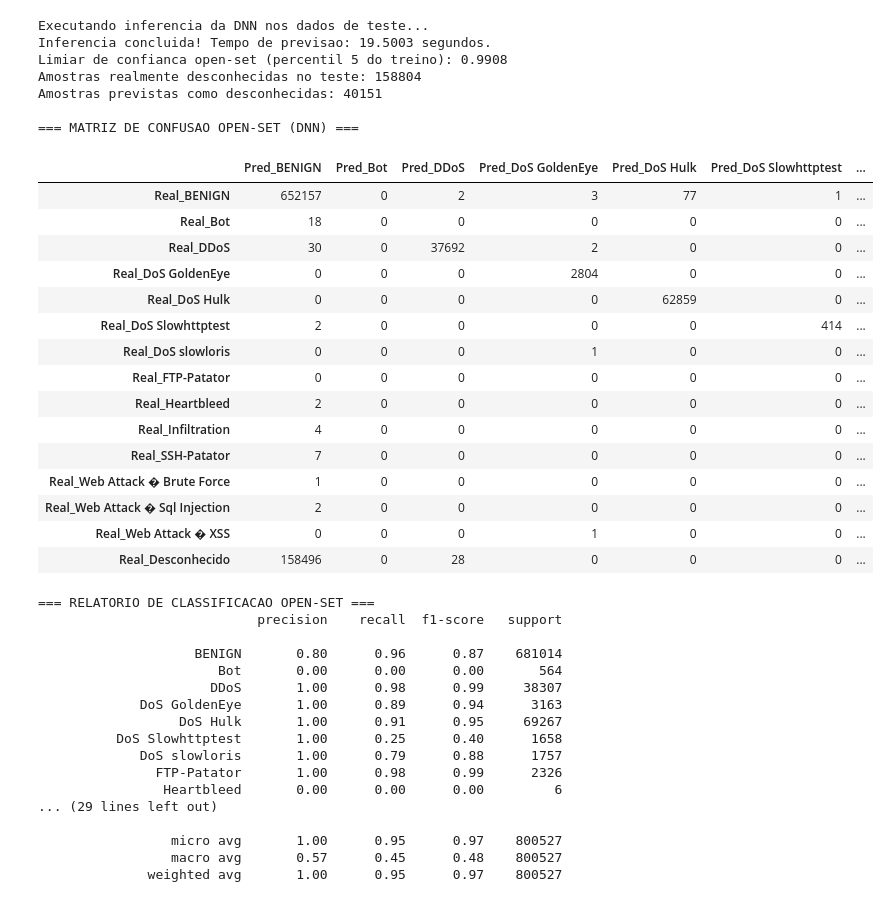
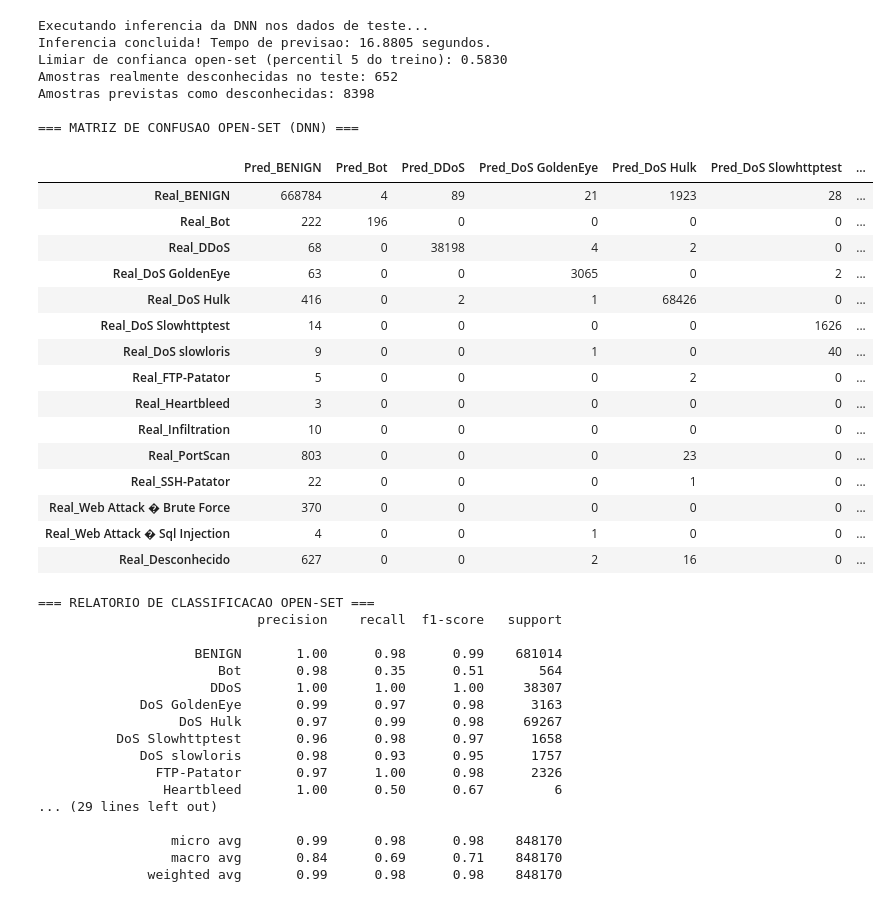
Before and after one commit to dubortoto/Laboratorio-TCC, a Jupyter notebook: scripts/Treinamento DNN/Treinamento DNN - cicids2017 - Sem XSS.ipynb, the cells around one changed output. Cells and saved outputs as stored; diff of their text form; code cells hidden in the pictures.

```diff
--- a/Treinamento DNN - Sem Portscan.ipynb
+++ b/scripts/Treinamento DNN/Treinamento DNN - cicids2017 - Sem XSS.ipynb
@@ -20,10 +20,10 @@ from sklearn.preprocessing import LabelEncoder
 from sklearn.metrics import classification_report, confusion_matrix
 # %%
 # Definindo os caminho da nova pasta no PC pessoal
-caminho_pasta_tratado = './dataset tratado'
+caminho_pasta_tratado = '../dataset tratado/cicids2017/'
 
-nome_dados_treinamento = 'cicids2017_treinamento_sem_portscan.csv'
-nome_dados_teste = 'cicids2017_teste_com_portscan.csv'
+nome_dados_treinamento = 'cicids2017_treinamento_sem_XSS.csv'
+nome_dados_teste = 'cicids2017_teste_com_XSS.csv'
 # %%
 # 1. Carregando o input a partir dos CSVs de dados JÁ TRATADOS
 print("Carregando os datasets tratados em CSV...")
@@ -146,7 +146,7 @@ print(f"Inferencia concluida! Tempo de previsao: {tempo_teste_dnn:.4f} segundos.
 # Esta e uma baseline simples; voce pode ajustar depois (1, 5, 10, ...).
 train_probabilidades = dnn_model.predict(X_treino, verbose=0)
 max_confidence_treino = np.max(train_probabilidades, axis=1)
-open_set_threshold = np.percentile(max_confidence_treino, 5)
+open_set_threshold = np.percentile(max_confidence_treino, 1)
 print(f"Limiar de confianca open-set (percentil 5 do treino): {open_set_threshold:.4f}")
 
 unknown_label = "Desconhecido"
@@ -195,66 +195,66 @@ def color_confusion_matrix(data):
                 styles.iat[i, j] = "background-color: #ffc7ce; color: #9c0006; font-weight: bold;"
 
     return styles
 
 display(
     cm_df.style
         .apply(color_confusion_matrix, axis=None)
         .format("{:.0f}")
 )
 
 print("\n=== RELATORIO DE CLASSIFICACAO OPEN-SET ===")
 print(classification_report(y_teste_open_set, previsoes_open_set, labels=labels_open_set, zero_division=0))
 
 # Opcional: desempenho somente nas classes conhecidas
 known_mask = pd.Series(y_teste).isin(encoder.classes_).values
 labels_known = sorted(list(encoder.classes_))
 print("\n=== RELATORIO SOMENTE CLASSES CONHECIDAS ===")
 print(
     classification_report(
         y_teste[known_mask],
         previsoes_open_set[known_mask],
         labels=labels_known,
         zero_division=0
     )
 )
 # %% [output]
 Executando inferencia da DNN nos dados de teste...
-Inferencia concluida! Tempo de previsao: 19.5003 segundos.
-Limiar de confianca open-set (percentil 5 do treino): 0.9908
-Amostras realmente desconhecidas no teste: 158804
-Amostras previstas como desconhecidas: 40151
+Inferencia concluida! Tempo de previsao: 16.8805 segundos.
+Limiar de confianca open-set (percentil 5 do treino): 0.5830
+Amostras realmente desconhecidas no teste: 652
+Amostras previstas como desconhecidas: 8398
 
 === MATRIZ DE CONFUSAO OPEN-SET (DNN) ===
 |  | Pred_BENIGN | Pred_Bot | Pred_DDoS | Pred_DoS GoldenEye | Pred_DoS Hulk | Pred_DoS Slowhttptest | ... |
-| Real_BENIGN | 652157 | 0 | 2 | 3 | 77 | 1 | ... |
-| Real_Bot | 18 | 0 | 0 | 0 | 0 | 0 | ... |
-| Real_DDoS | 30 | 0 | 37692 | 2 | 0 | 0 | ... |
-| Real_DoS GoldenEye | 0 | 0 | 0 | 2804 | 0 | 0 | ... |
-| Real_DoS Hulk | 0 | 0 | 0 | 0 | 62859 | 0 | ... |
-| Real_DoS Slowhttptest | 2 | 0 | 0 | 0 | 0 | 414 | ... |
-| Real_DoS slowloris | 0 | 0 | 0 | 1 | 0 | 0 | ... |
-| Real_FTP-Patator | 0 | 0 | 0 | 0 | 0 | 0 | ... |
-| Real_Heartbleed | 2 | 0 | 0 | 0 | 0 | 0 | ... |
-| Real_Infiltration | 4 | 0 | 0 | 0 | 0 | 0 | ... |
-| Real_SSH-Patator | 7 | 0 | 0 | 0 | 0 | 0 | ... |
-| Real_Web Attack � Brute Force | 1 | 0 | 0 | 0 | 0 | 0 | ... |
-| Real_Web Attack � Sql Injection | 2 | 0 | 0 | 0 | 0 | 0 | ... |
-| Real_Web Attack � XSS | 0 | 0 | 0 | 1 | 0 | 0 | ... |
-| Real_Desconhecido | 158496 | 0 | 28 | 0 | 0 | 0 | ... |
+| Real_BENIGN | 668784 | 4 | 89 | 21 | 1923 | 28 | ... |
+| Real_Bot | 222 | 196 | 0 | 0 | 0 | 0 | ... |
+| Real_DDoS | 68 | 0 | 38198 | 4 | 2 | 0 | ... |
+| Real_DoS GoldenEye | 63 | 0 | 0 | 3065 | 0 | 2 | ... |
+| Real_DoS Hulk | 416 | 0 | 2 | 1 | 68426 | 0 | ... |
+| Real_DoS Slowhttptest | 14 | 0 | 0 | 0 | 0 | 1626 | ... |
+| Real_DoS slowloris | 9 | 0 | 0 | 1 | 0 | 40 | ... |
+| Real_FTP-Patator | 5 | 0 | 0 | 0 | 2 | 0 | ... |
+| Real_Heartbleed | 3 | 0 | 0 | 0 | 0 | 0 | ... |
+| Real_Infiltration | 10 | 0 | 0 | 0 | 0 | 0 | ... |
+| Real_PortScan | 803 | 0 | 0 | 0 | 23 | 0 | ... |
+| Real_SSH-Patator | 22 | 0 | 0 | 0 | 1 | 0 | ... |
+| Real_Web Attack � Brute Force | 370 | 0 | 0 | 0 | 0 | 0 | ... |
+| Real_Web Attack � Sql Injection | 4 | 0 | 0 | 1 | 0 | 0 | ... |
+| Real_Desconhecido | 627 | 0 | 0 | 2 | 16 | 0 | ... |
 === RELATORIO DE CLASSIFICACAO OPEN-SET ===
                             precision    recall  f1-score   support
 
-                    BENIGN       0.80      0.96      0.87    681014
-                       Bot       0.00      0.00      0.00       564
-                      DDoS       1.00      0.98      0.99     38307
-             DoS GoldenEye       1.00      0.89      0.94      3163
-                  DoS Hulk       1.00      0.91      0.95     69267
-          DoS Slowhttptest       1.00      0.25      0.40      1658
-             DoS slowloris       1.00      0.79      0.88      1757
-               FTP-Patator       1.00      0.98      0.99      2326
-                Heartbleed       0.00      0.00      0.00         6
+                    BENIGN       1.00      0.98      0.99    681014
+                       Bot       0.98      0.35      0.51       564
+                      DDoS       1.00      1.00      1.00     38307
+             DoS GoldenEye       0.99      0.97      0.98      3163
+                  DoS Hulk       0.97      0.99      0.98     69267
+          DoS Slowhttptest       0.96      0.98      0.97      1658
+             DoS slowloris       0.98      0.93      0.95      1757
+               FTP-Patator       0.97      1.00      0.98      2326
+                Heartbleed       1.00      0.50      0.67         6
 ... (29 lines left out)
 
-                 micro avg       1.00      0.95      0.97    800527
-                 macro avg       0.57      0.45      0.48    800527
-              weighted avg       1.00      0.95      0.97    800527
+                 micro avg       0.99      0.98      0.98    848170
+                 macro avg       0.84      0.69      0.71    848170
+              weighted avg       0.99      0.98      0.98    848170
```
Also changed, not shown: parts of 3 cells of this notebook, 10 other files.
